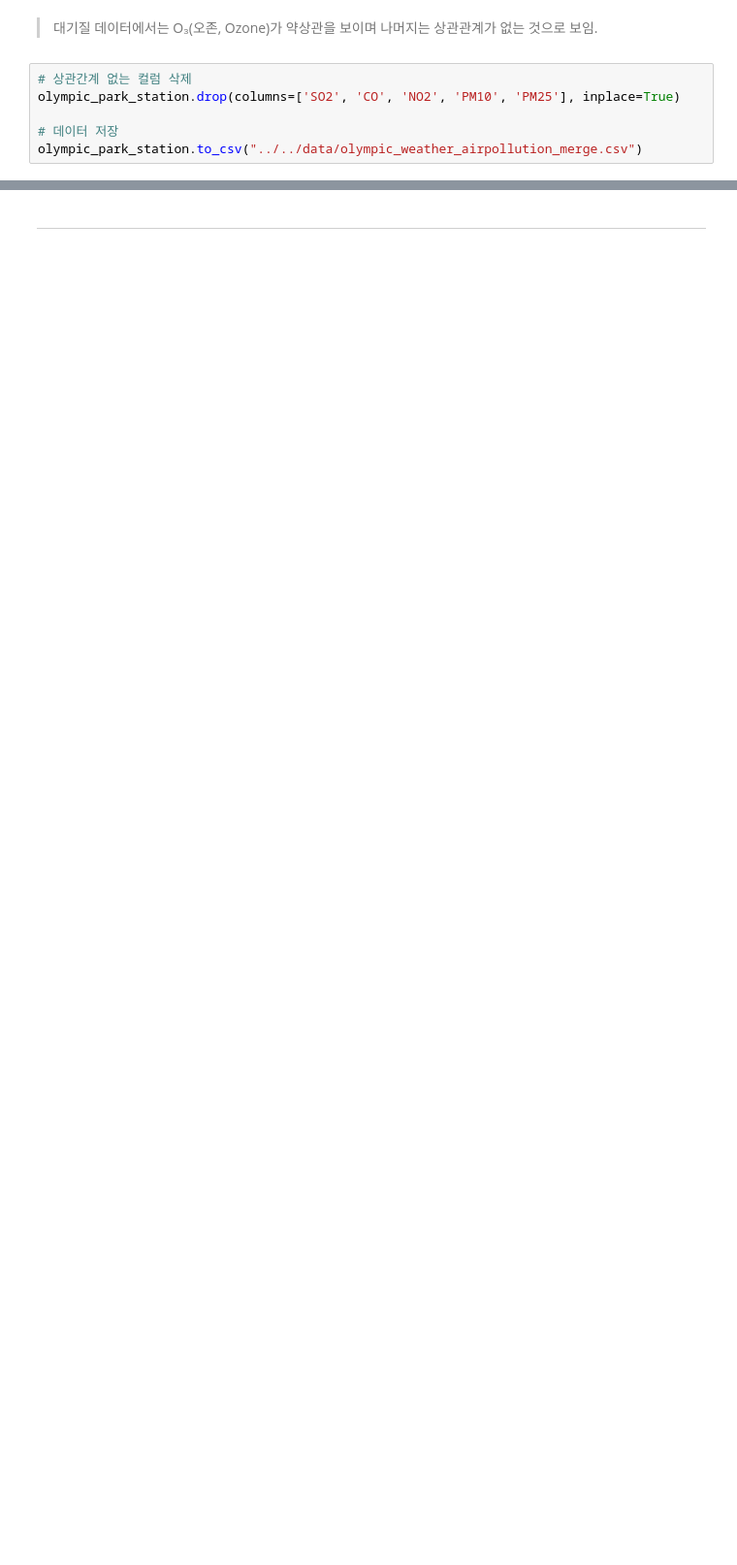
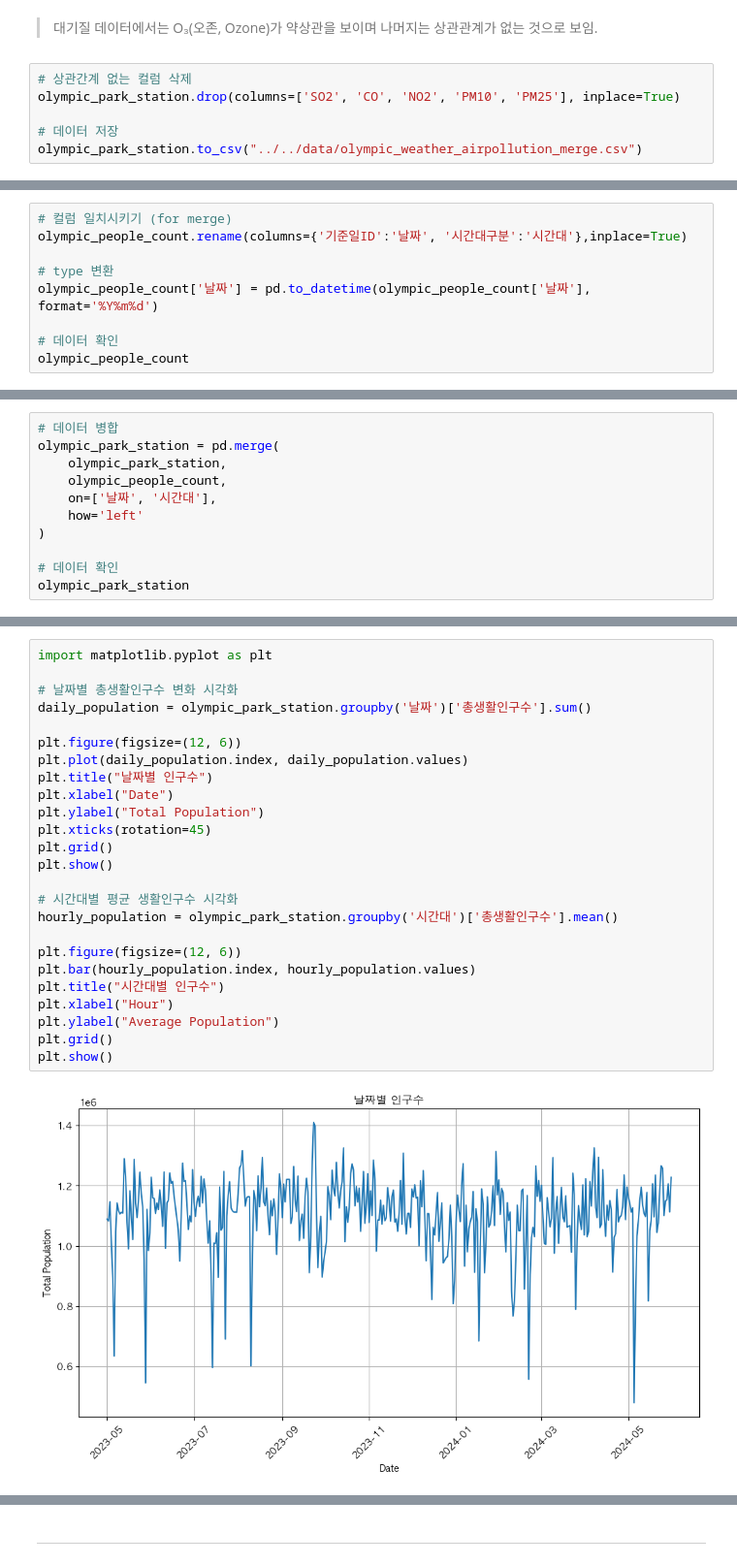
Before and after one commit to donghun-ha/Ddareungi, a Jupyter notebook: python/note/dh/olympic_park.ipynb, the cells around one changed output, grey strips where cells are left out. Shown at 97% size. Drawn from its saved outputs; the diff is of its cells as text; blank space fills up the shorter version.

Commit message:
ws merge

```diff
--- a/python/note/dh/olympic_park.ipynb
+++ b/python/note/dh/olympic_park.ipynb
@@ -992,0 +1100,9 @@ olympic_park_station.to_csv("../../data/olympic_weather_airpollution_merge.csv")
+# %%
+# 컬럼 일치시키기 (for merge)
+olympic_people_count.rename(columns={'기준일ID':'날짜', '시간대구분':'시간대'},inplace=True)
+
+# type 변환
+olympic_people_count['날짜'] = pd.to_datetime(olympic_people_count['날짜'], format='%Y%m%d')
+
+# 데이터 확인
+olympic_people_count
@@ -992,0 +1123,11 @@ olympic_park_station.to_csv("../../data/olympic_weather_airpollution_merge.csv")
+# %%
+# 데이터 병합
+olympic_park_station = pd.merge(
+    olympic_park_station,
+    olympic_people_count,
+    on=['날짜', '시간대'],
+    how='left'
+)
+
+# 데이터 확인
+olympic_park_station
@@ -992,0 +1150,27 @@ olympic_park_station.to_csv("../../data/olympic_weather_airpollution_merge.csv")
+# %%
+import matplotlib.pyplot as plt
+
+# 날짜별 총생활인구수 변화 시각화
+daily_population = olympic_park_station.groupby('날짜')['총생활인구수'].sum()
+
+plt.figure(figsize=(12, 6))
+plt.plot(daily_population.index, daily_population.values)
+plt.title("날짜별 인구수")
+plt.xlabel("Date")
+plt.ylabel("Total Population")
+plt.xticks(rotation=45)
+plt.grid()
+plt.show()
+
+# 시간대별 평균 생활인구수 시각화
+hourly_population = olympic_park_station.groupby('시간대')['총생활인구수'].mean()
+
+plt.figure(figsize=(12, 6))
+plt.bar(hourly_population.index, hourly_population.values)
+plt.title("시간대별 인구수")
+plt.xlabel("Hour")
+plt.ylabel("Average Population")
+plt.grid()
+plt.show()
+# %% [output]
+[figure, added]
```
Also changed, not shown: parts of 66 cells of this notebook, 11 other files.
